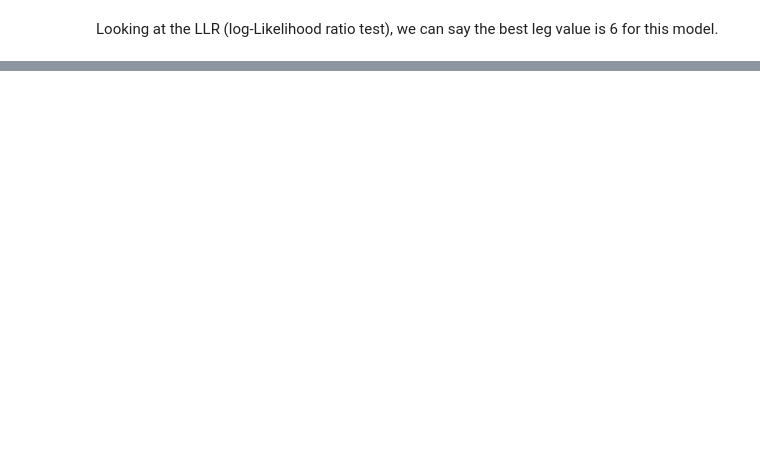
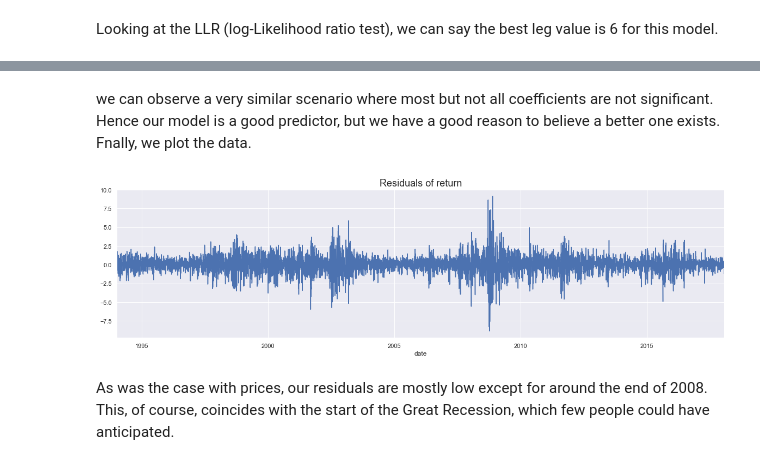
Before and after one commit to pvsnp9/Time-Series-Analysis, a Jupyter notebook: AutoRegressive Model/autoregressive_model.ipynb, the cells around one changed output, grey strips where cells are left out. Saved outputs shown, nothing was run; the diff lists cells and outputs as text; code cells hidden in the pictures; blank space fills up the shorter version.

```diff
--- a/AutoRegressive Model/autoregressive_model.ipynb
+++ b/AutoRegressive Model/autoregressive_model.ipynb
@@ -524,0 +824,10 @@ Looking at the LLR (log-Likelihood ratio test), we can say the best leg value is
+# %% [markdown]
+we can observe a very similar scenario where most but not all coefficients are not significant. Hence our model is a good predictor, but we have a good reason to believe a better one exists. Fnally, we plot the data.
+# %%
+df.res_return.plot(figsize=(20,5))
+plt.title('Residuals of return', size=18)
+plt.show()
+# %% [output]
+[figure, added]
+# %% [markdown]
+As was the case with prices, our residuals are mostly low except for around the end of 2008. This, of course, coincides with the start of the Great Recession, which few people could have anticipated.
```
Also changed, not shown: parts of 52 cells of this notebook.
